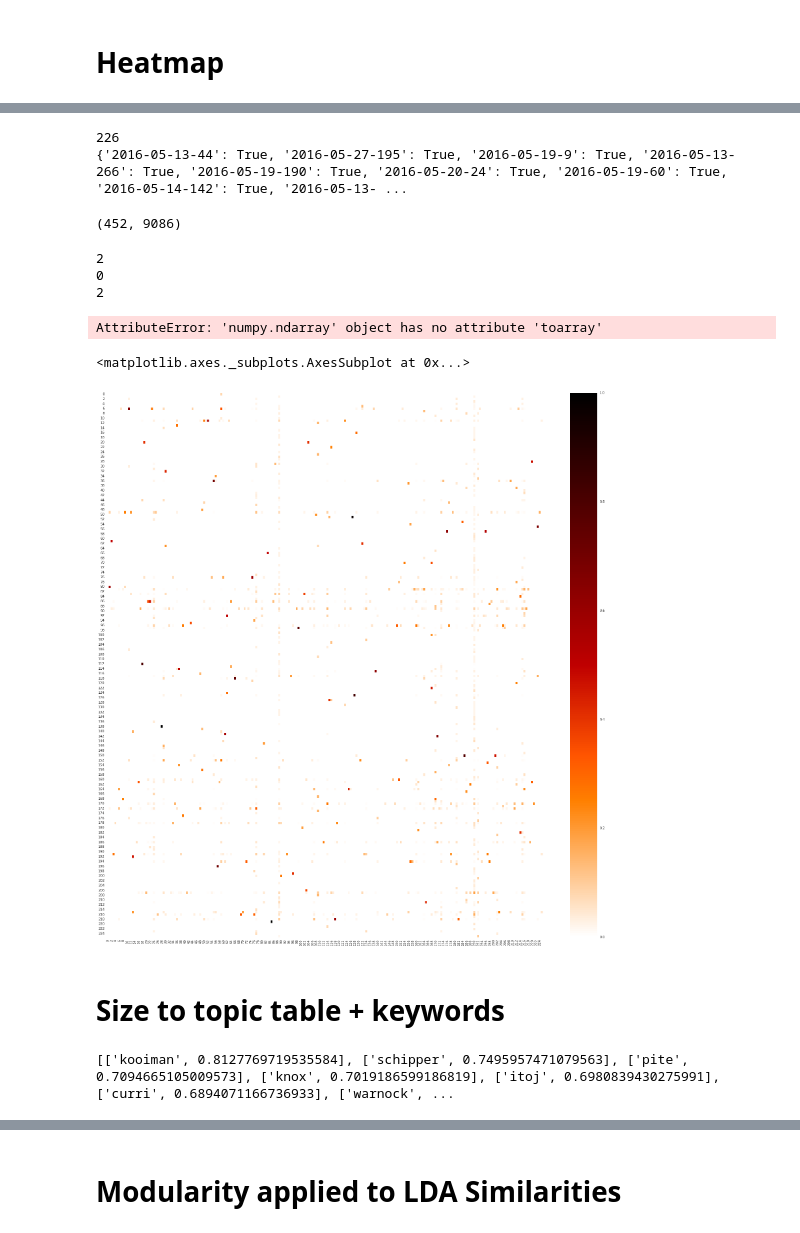
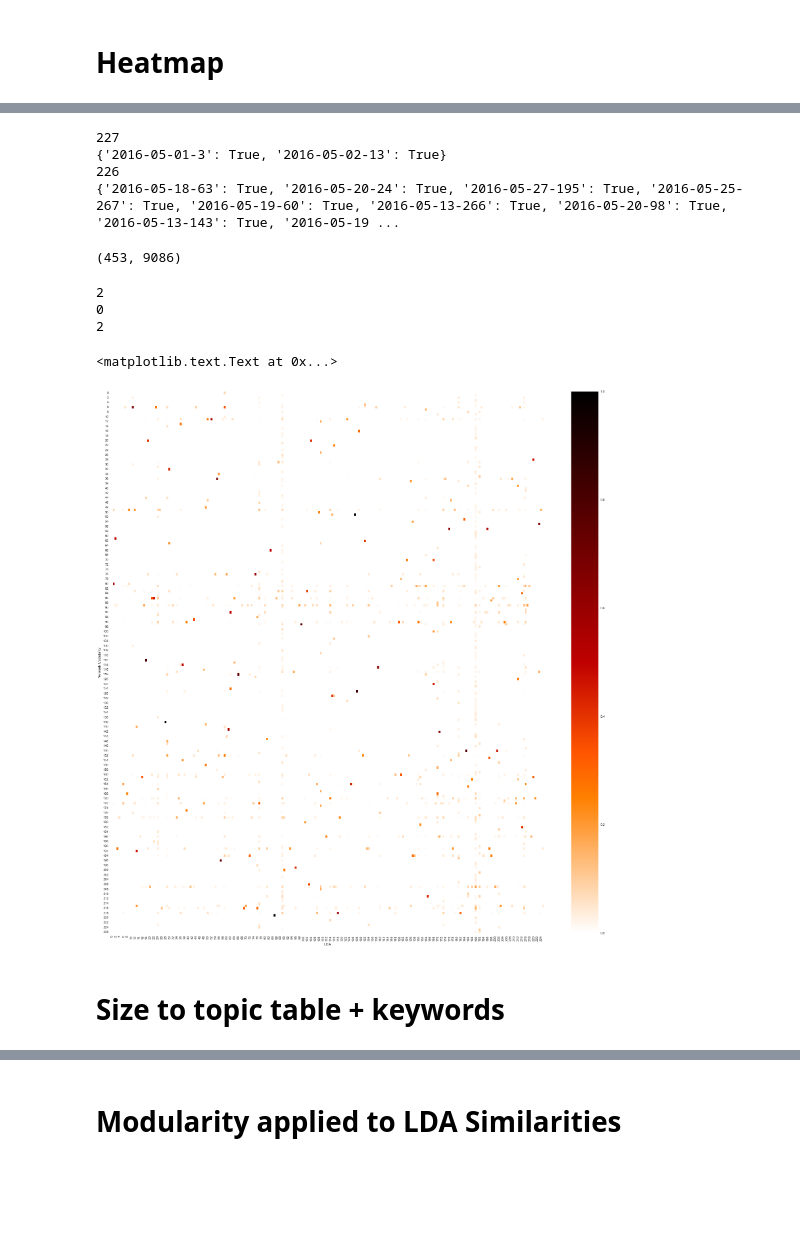
Before and after one commit to patorn/ucl_topic_structure_network_analysis, a Jupyter notebook: network.ipynb, the cells around one changed output, grey strips where cells are left out. Drawn from its saved outputs; the diff is of its cells as text; code cells hidden in the pictures; blank space fills up the shorter version.

```diff
--- a/network.ipynb
+++ b/network.ipynb
@@ -374,30 +416,38 @@ print(net_data[0])
 # %%
-topics = {}
+def lda_topics_to_heatmap_data(lda_topics):
+    topics = {}
 
-topics = lda_topics
+    topics = lda_topics
 
-lda_data = []
-for key, value in sorted(topics.items(), key=lambda x: x[0]):
-    h = {}
-    for v in value:
-        h[v] = True
-    lda_data.append(h)
+    d = []
+    for key, value in sorted(topics.items(), key=lambda x: x[0]):
+        h = {}
+        for v in value:
+            h[v] = True
+        d.append(h)
 
-print(len(lda_data))
-print(lda_data[1])
+    print(len(d))
+    print(d[1])
+    return d
-# %% [output]
-226
-{'2016-05-13-44': True, '2016-05-27-195': True, '2016-05-19-9': True, '2016-05-13-266': True, '2016-05-19-190': True, '2016-05-20-24': True, '2016-05-19-60': True, '2016-05-14-142': True, '2016-05-13- ...
+# %%
+net_data = community_to_heatmap_data(community)
+#lda_data = community_to_heatmap_data(community_lda)
+lda_data = lda_topics_to_heatmap_data(lda_topics)
+# %% [output]
+227
+{'2016-05-01-3': True, '2016-05-02-13': True}
+226
+{'2016-05-18-63': True, '2016-05-20-24': True, '2016-05-27-195': True, '2016-05-25-267': True, '2016-05-19-60': True, '2016-05-13-266': True, '2016-05-20-98': True, '2016-05-13-143': True, '2016-05-19 ...
 # %%
 from sklearn.feature_extraction import DictVectorizer
 
 vectorizer = DictVectorizer()
 vectors  = net_data + lda_data
-X = vectorizer.fit_transform(vectors)
+X_dict = vectorizer.fit_transform(vectors)
 
-print(X.shape)
+print(X_dict.shape)
 # %% [output]
-(452, 9086)
+(453, 9086)
 # %%
 print(len(net_data[0].keys()))
 print(len(lda_data[0].keys()))
@@ -414,4 +459,3 @@ similarities = cosine_similarity(net_vectors, lda_vectors)
-# %%
-np.savetxt('tmp/heatmap.csv', similarities, fmt='%d', delimiter=",")
-# %% [output]
-AttributeError: 'numpy.ndarray' object has no attribute 'toarray'
+# %%
+net_vectors = X_dict[:227]
+lda_vectors = X_dict[227:]
@@ -418,10 +468,12 @@ AttributeError: 'numpy.ndarray' object has no attribute 'toarray'
 # %%
 import seaborn as sns
 
 fig, ax = plt.subplots(figsize=(30, 30))
 sns.heatmap(similarities, xticklabels=2, yticklabels=2, cmap=plt.cm.gist_heat_r)
+plt.xlabel("LDA")
+plt.ylabel("Network Modularity")
 # %% [output]
-<matplotlib.axes._subplots.AxesSubplot at 0x...>
+<matplotlib.text.Text at 0x...>
-[figure, old version]
+[figure, new version]
 # %% [markdown]
 # Size to topic table + keywords
@@ -477,6 +479,0 @@ lda_keywords = save_keyword_table(topics, 'tmp/keywordtable_lda.csv')
-# %%
-list_of_menuitems = list(map(lambda x: x.values.tolist(), topics[6][1]))
-chain = sorted(list(itertools.chain(*list_of_menuitems)), key=lambda x: x[1], reverse=True)
-print(chain[:20])
-# %% [output]
-[['kooiman', 0.8127769719535584], ['schipper', 0.7495957471079563], ['pite', 0.7094665105009573], ['knox', 0.7019186599186819], ['itoj', 0.6980839430275991], ['curri', 0.6894071166736933], ['warnock', ...
```
Also changed, not shown: parts of 130 cells of this notebook.
